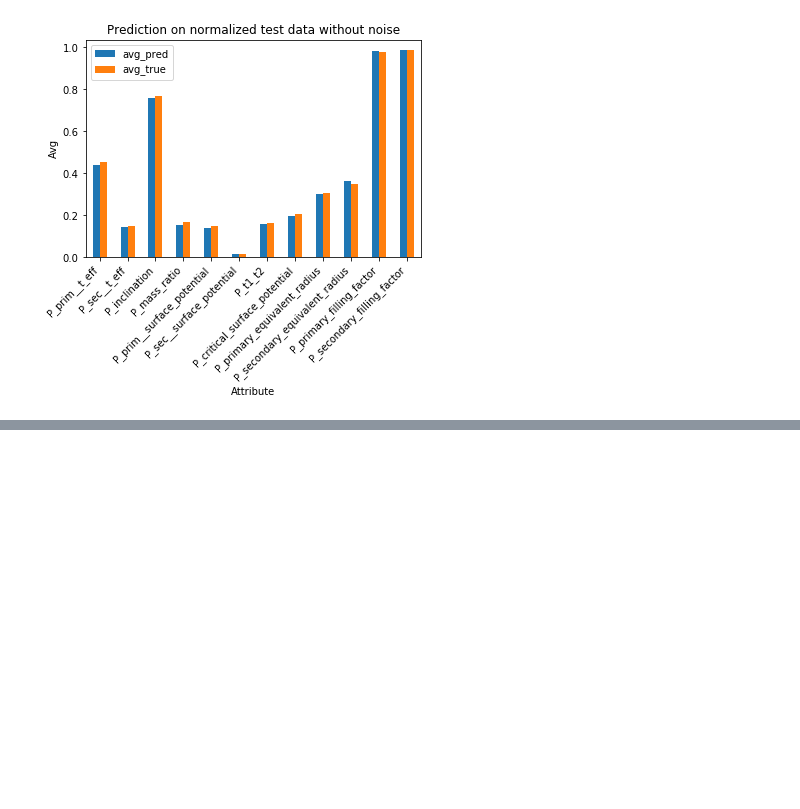
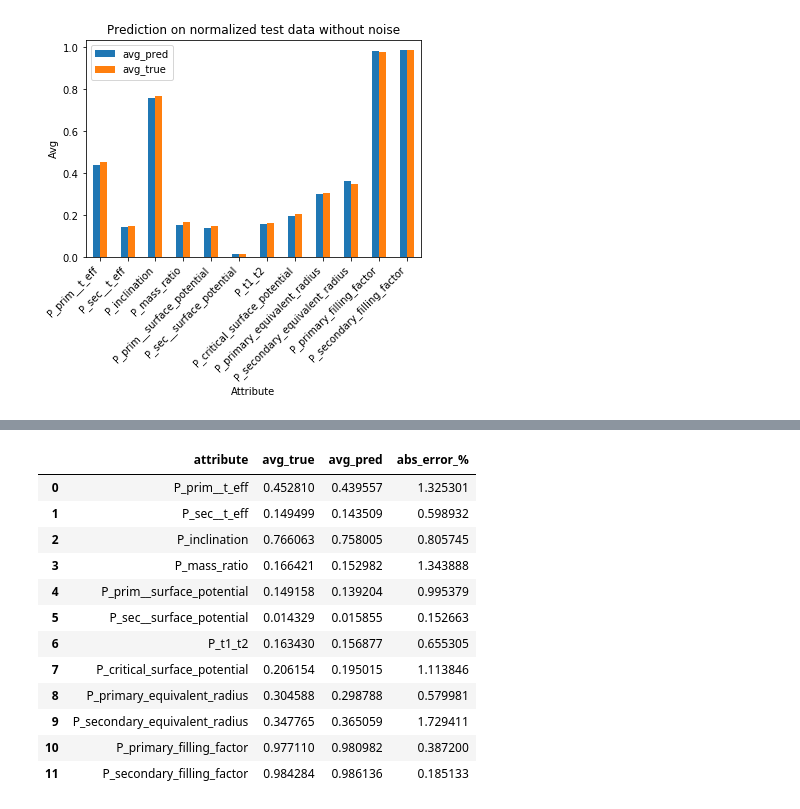
Before and after one commit to AdriNemcikova/DP, a Jupyter notebook: NORM_detached_all_params.ipynb, the cells around one changed output, grey strips where cells are left out. Saved outputs shown, nothing was run; the diff lists cells and outputs as text; code cells hidden in the pictures; blank space fills up the shorter version.

```diff
--- a/NORM_detached_all_params.ipynb
+++ b/NORM_detached_all_params.ipynb
@@ -340,0 +345,16 @@ Text(0, 0.5, 'Avg')
+# %%
+y_pred_norm_n = pd.DataFrame(y_pred_norm_n,
+                            columns = [
+                                "P_prim__t_eff",
+                                "P_sec__t_eff",
+                                "P_inclination",
+                                "P_mass_ratio",
+                                "P_prim__surface_potential",
+                                "P_sec__surface_potential",
+                                "P_t1_t2",
+                                "P_critical_surface_potential",
+                                "P_primary_equivalent_radius",
+                                "P_secondary_equivalent_radius",
+                                "P_primary_filling_factor",
+                                "P_secondary_filling_factor"
+                            ])
@@ -340,0 +420,20 @@ Text(0, 0.5, 'Avg')
+# %%
+n_eval_pred = pd.DataFrame({'attribute': n_true_mean.index,
+            'avg_true': n_true_mean.values,
+            'avg_pred': n_pred_mean.values,
+            'abs_error_%': 100*(abs(n_true_mean.values - n_pred_mean.values))})
+n_eval_pred
+# %% [output]
+|  | attribute | avg_true | avg_pred | abs_error_% |
+| 0 | P_prim__t_eff | 0.452810 | 0.439557 | 1.325301 |
+| 1 | P_sec__t_eff | 0.149499 | 0.143509 | 0.598932 |
+| 2 | P_inclination | 0.766063 | 0.758005 | 0.805745 |
+| 3 | P_mass_ratio | 0.166421 | 0.152982 | 1.343888 |
+| 4 | P_prim__surface_potential | 0.149158 | 0.139204 | 0.995379 |
+| 5 | P_sec__surface_potential | 0.014329 | 0.015855 | 0.152663 |
+| 6 | P_t1_t2 | 0.163430 | 0.156877 | 0.655305 |
+| 7 | P_critical_surface_potential | 0.206154 | 0.195015 | 1.113846 |
+| 8 | P_primary_equivalent_radius | 0.304588 | 0.298788 | 0.579981 |
+| 9 | P_secondary_equivalent_radius | 0.347765 | 0.365059 | 1.729411 |
+| 10 | P_primary_filling_factor | 0.977110 | 0.980982 | 0.387200 |
+| 11 | P_secondary_filling_factor | 0.984284 | 0.986136 | 0.185133 |
```
Also changed, not shown: parts of 7 cells of this notebook.
